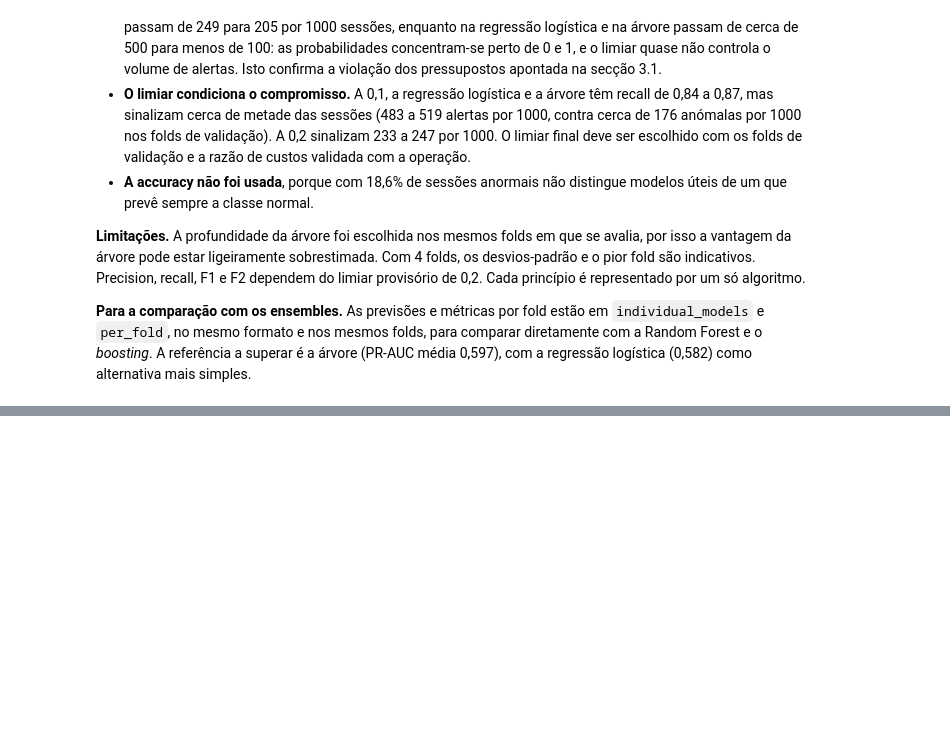
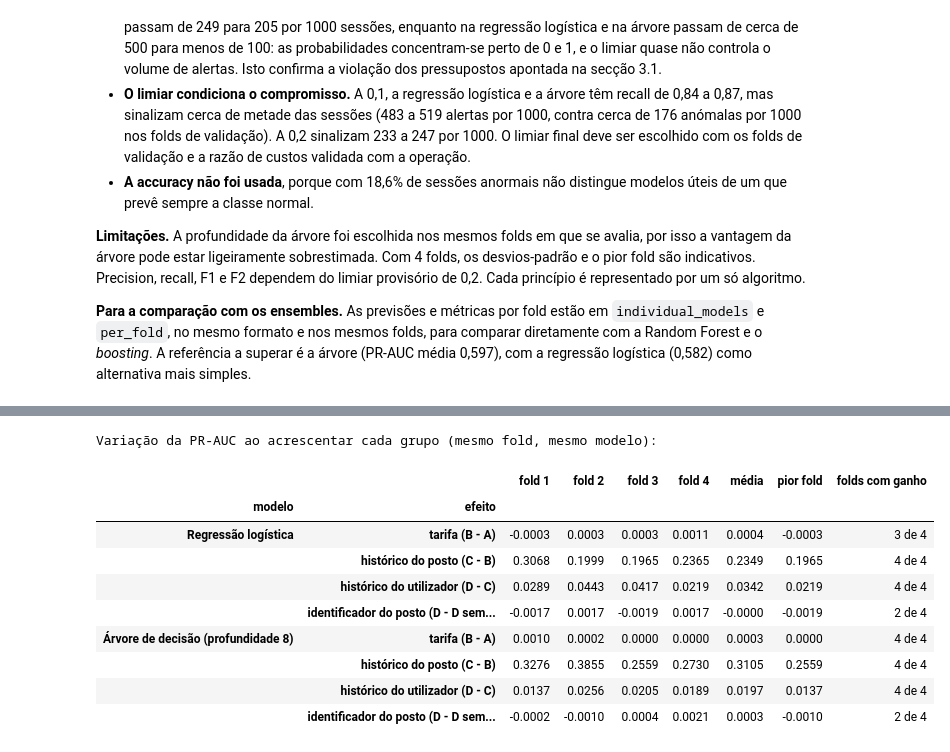
Before and after one commit to marianaCorreiia/MINDD-GPA-1260527-1211883-1231261, a Jupyter notebook: task3.ipynb, the cells around one changed output, grey strips where cells are left out. Drawn from its saved outputs; the diff is of its cells as text; code cells hidden in the pictures; blank space fills up the shorter version.

```diff
--- a/task3.ipynb
+++ b/task3.ipynb
@@ -596,0 +752,38 @@ plt.show()
+# %%
+EFFECTS = [
+    ("tarifa (B - A)", "B", "A"),
+    ("histórico do posto (C - B)", "C", "B"),
+    ("histórico do utilizador (D - C)", "D", "C"),
+    ("identificador do posto (D - D sem ID)", "D", "D sem ID"),
+]
+
+
+def paired_delta(model_label, bigger, smaller, metric="PR-AUC (AP)"):
+    pick = lambda s: ablation[(ablation["modelo"] == model_label) & (ablation["conjunto"] == s)].set_index("fold")[metric]
+    return pick(bigger) - pick(smaller)
+
+
+delta_rows = []
+for model_label in MODELS:
+    for effect, bigger, smaller in EFFECTS:
+        d = paired_delta(model_label, bigger, smaller)
+        delta_rows.append({
+            "modelo": model_label, "efeito": effect,
+            **{f"fold {k}": v for k, v in d.items()},
+            "média": d.mean(), "pior fold": d.min(), "folds com ganho": f"{int((d > 0).sum())} de {len(d)}",
+        })
+deltas = pd.DataFrame(delta_rows).set_index(["modelo", "efeito"])
+print("Variação da PR-AUC ao acrescentar cada grupo (mesmo fold, mesmo modelo):")
+display(deltas.round(4))
+# %% [output]
+Variação da PR-AUC ao acrescentar cada grupo (mesmo fold, mesmo modelo):
+|  |  | fold 1 | fold 2 | fold 3 | fold 4 | média | pior fold | folds com ganho |
+| modelo | efeito |  |  |  |  |  |  |  |
+| Regressão logística | tarifa (B - A) | -0.0003 | 0.0003 | 0.0003 | 0.0011 | 0.0004 | -0.0003 | 3 de 4 |
+|  | histórico do posto (C - B) | 0.3068 | 0.1999 | 0.1965 | 0.2365 | 0.2349 | 0.1965 | 4 de 4 |
+|  | histórico do utilizador (D - C) | 0.0289 | 0.0443 | 0.0417 | 0.0219 | 0.0342 | 0.0219 | 4 de 4 |
+|  | identificador do posto (D - D sem... | -0.0017 | 0.0017 | -0.0019 | 0.0017 | -0.0000 | -0.0019 | 2 de 4 |
+| Árvore de decisão (profundidade 8) | tarifa (B - A) | 0.0010 | 0.0002 | 0.0000 | 0.0000 | 0.0003 | 0.0000 | 4 de 4 |
+|  | histórico do posto (C - B) | 0.3276 | 0.3855 | 0.2559 | 0.2730 | 0.3105 | 0.2559 | 4 de 4 |
+|  | histórico do utilizador (D - C) | 0.0137 | 0.0256 | 0.0205 | 0.0189 | 0.0197 | 0.0137 | 4 de 4 |
+|  | identificador do posto (D - D sem... | -0.0002 | -0.0010 | 0.0004 | 0.0021 | 0.0003 | -0.0010 | 2 de 4 |
```
Also changed, not shown: parts of 12 cells of this notebook.
